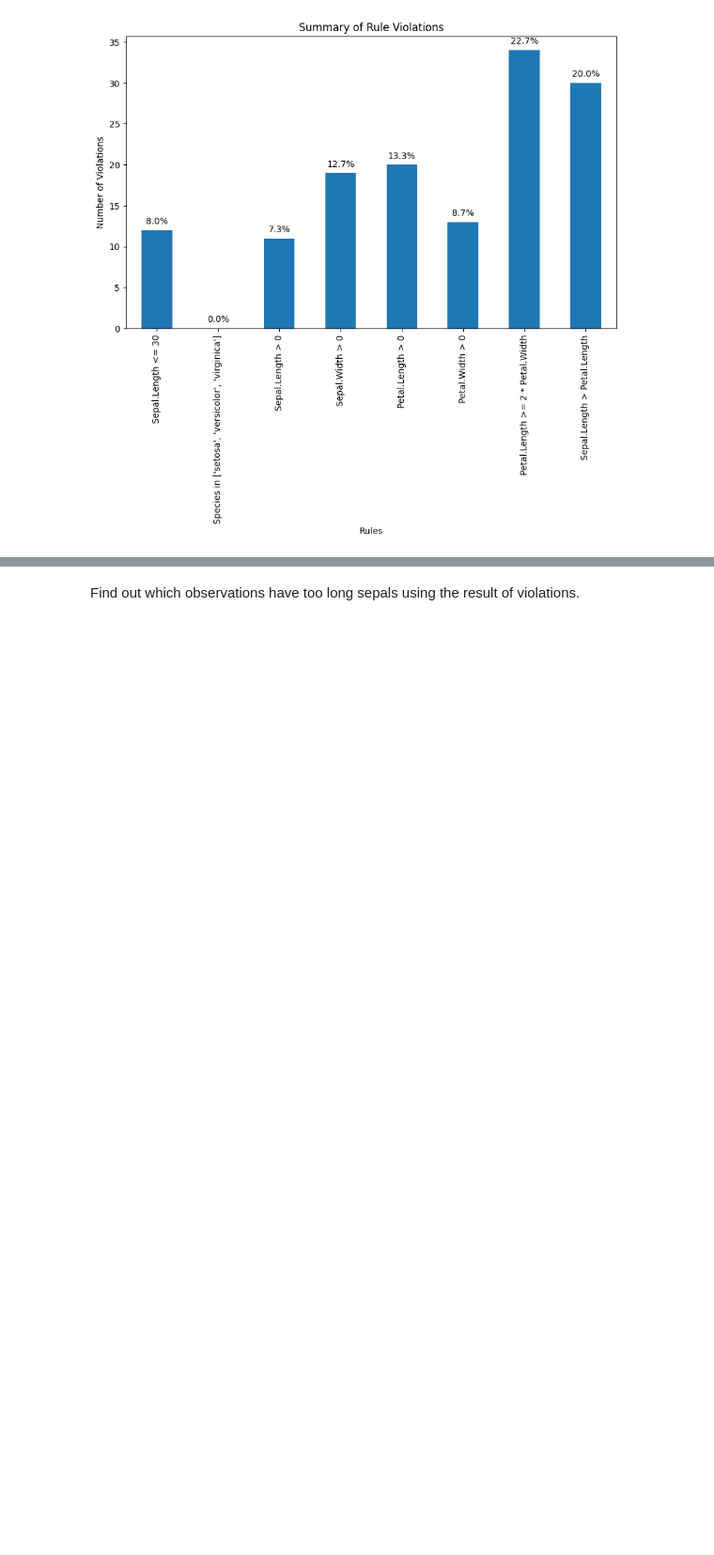
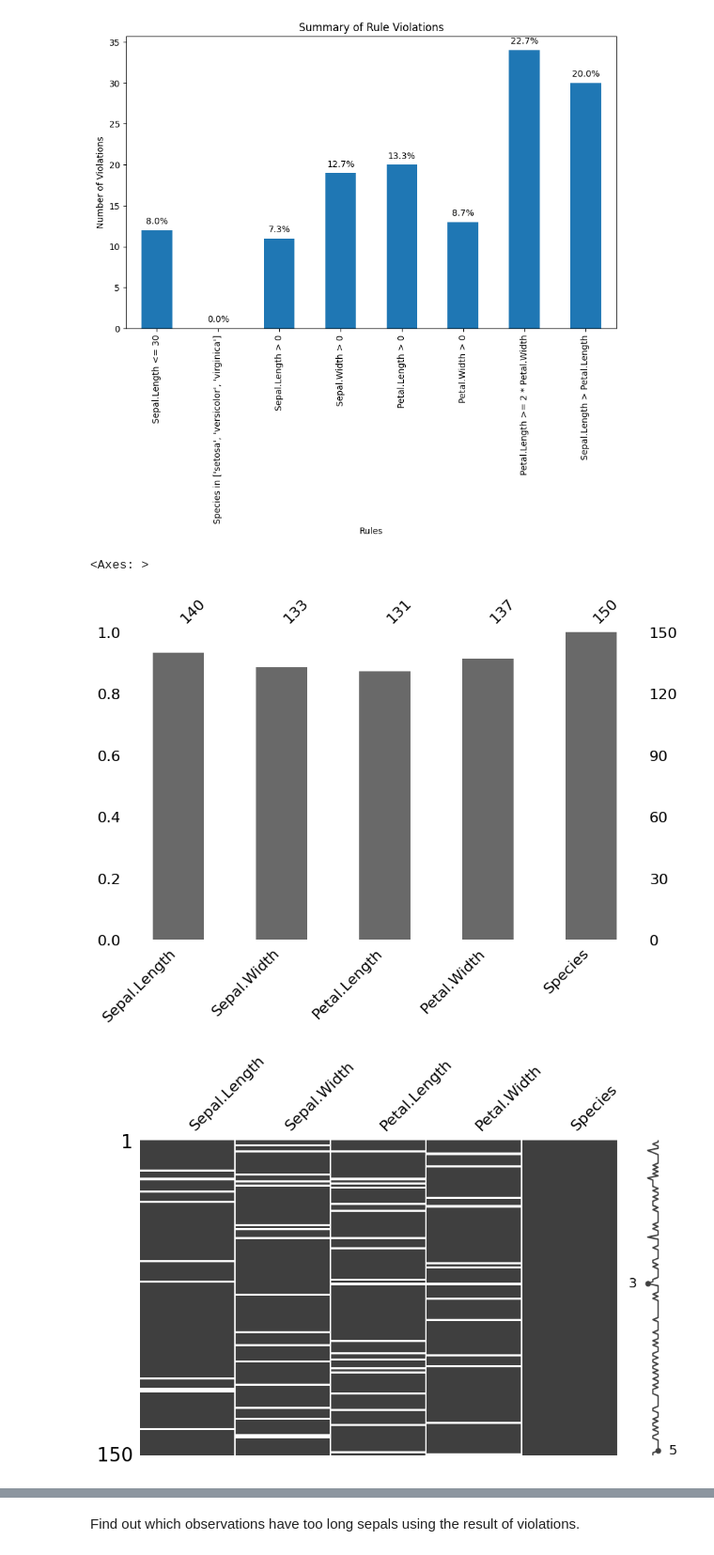
Before and after one commit to rszgosz/descriptive_statistics, a Jupyter notebook: Report2/Exercise4.ipynb, the cells around one changed output, grey strips where cells are left out. Shown at 94% size. Drawn from its saved outputs; the diff is of its cells as text; code cells hidden in the pictures; blank space fills up the shorter version.

```diff
--- a/Report2/Exercise 4.ipynb
+++ b/Report2/Exercise4.ipynb
@@ -239,3 +239,13 @@ for p in ax.patches:
 plt.show()
 # %% [output]
 [figure]
+# %%
+import missingno as msno
+msno.bar(dirty_iris, figsize=(10,6))
+msno.matrix(dirty_iris, figsize=(10,6))
+msno.heatmap(dirty_iris, figsize=(10,6))
+msno.dendrogram(dirty_iris, figsize=(10,6))
+# %% [output]
+<Axes: >
+[figure, added]
+[figure, added]
```
Also changed, not shown: parts of 4 cells of this notebook, 23 other files.
